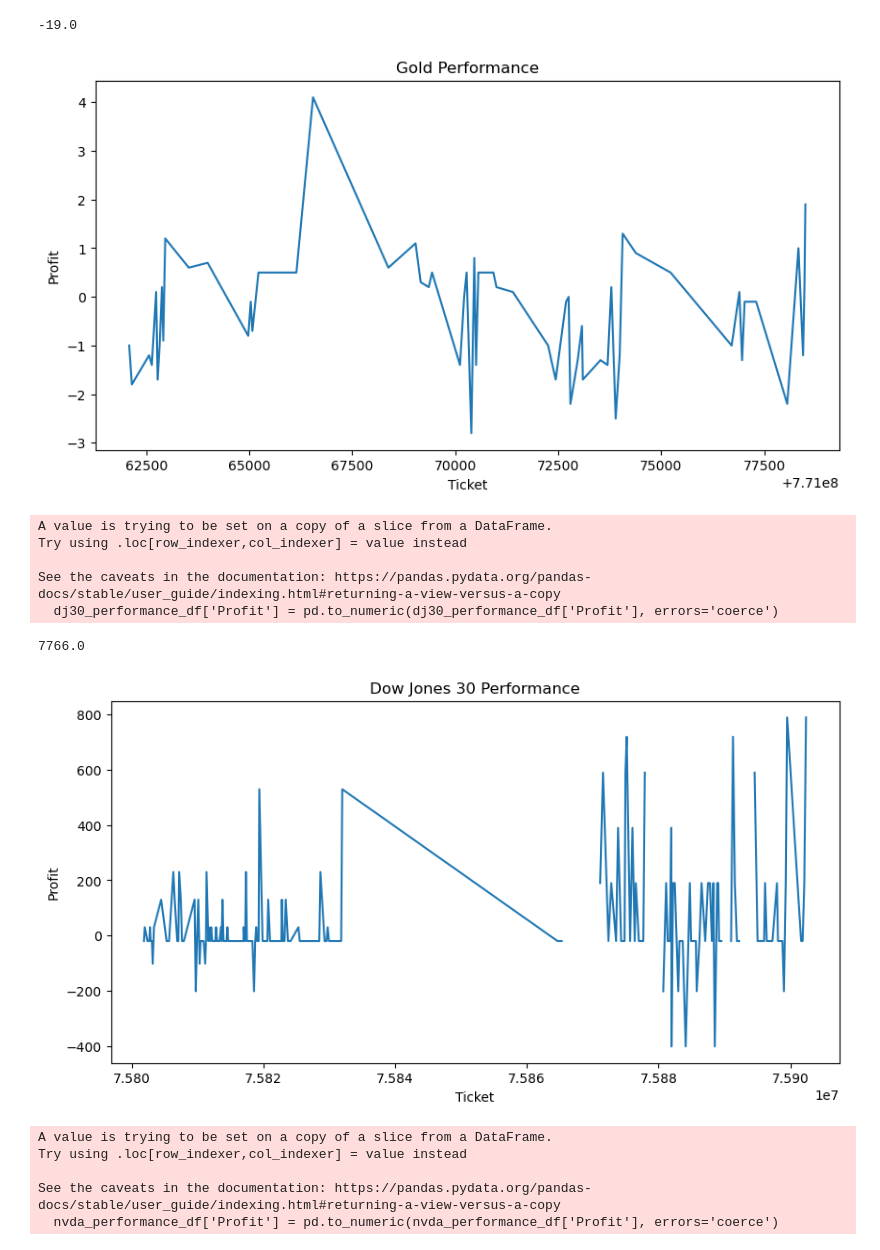
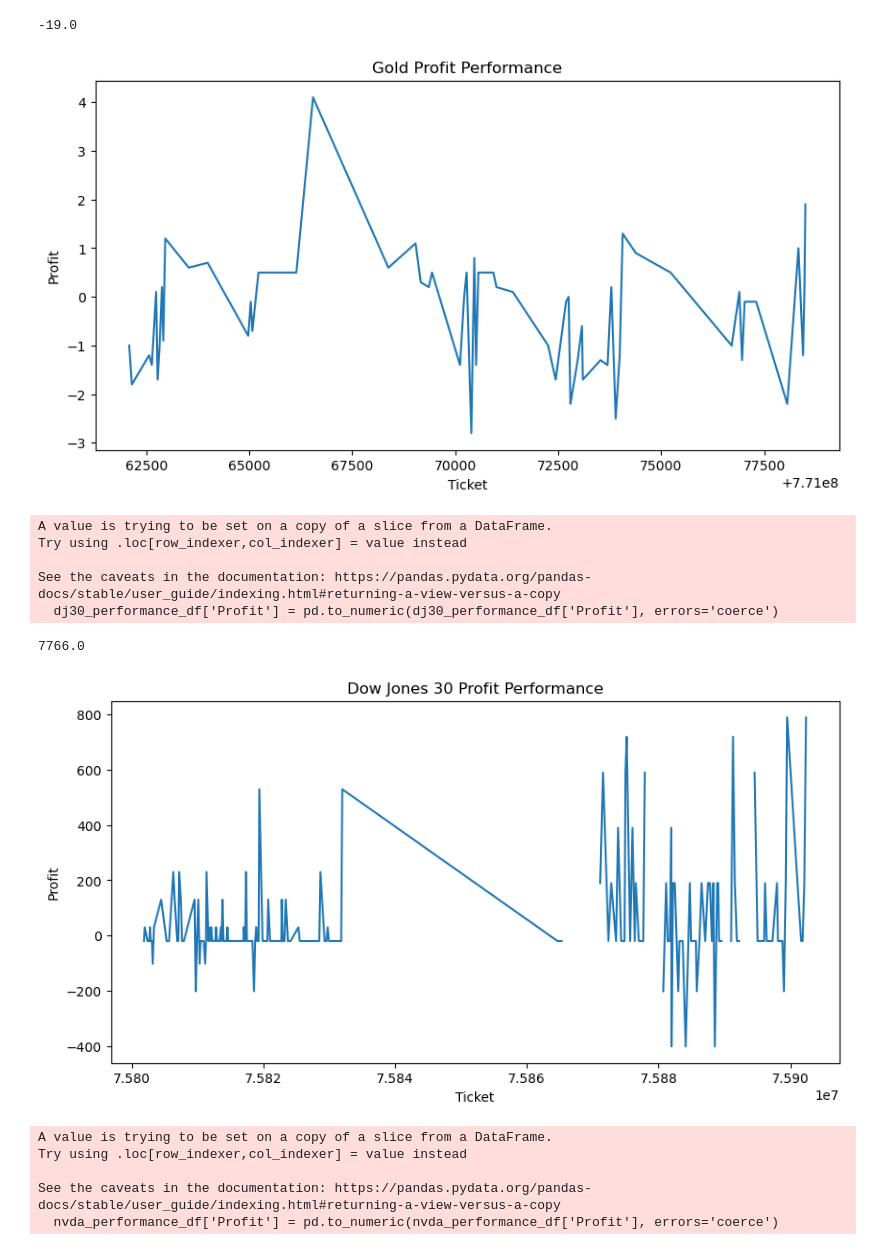
Before and after one commit to QueenofParts/Project2-Room2, a Jupyter notebook: ea_analysis_graphs.ipynb, the cells around one changed output. Drawn from its saved outputs; the diff is of its cells as text; code cells hidden in the pictures.

```diff
--- a/ea_analysis_graphs.ipynb
+++ b/ea_analysis_graphs.ipynb
@@ -178,14 +178,14 @@ See the caveats in the documentation: https://pandas.pydata.org/pandas-docs/stab
 # %%
 # Plot performance metrics for gold
 import matplotlib.pyplot as plt
 plt.figure(figsize=(10, 5))
 plt.plot(xauusd_performance_df['Ticket'], xauusd_performance_df['Profit'])
-plt.title('Gold Performance')
+plt.title('Gold Profit Performance')
 plt.xlabel('Ticket')
 plt.ylabel('Profit')
 plt.show()
 # %% [output]
-[figure, old version]
+[figure, new version]
 # %%
 dj30_performance_df['Profit'] = pd.to_numeric(dj30_performance_df['Profit'], errors='coerce')
 dj30_profit = dj30_performance_df['Profit'].sum()
@@ -202,12 +202,12 @@ See the caveats in the documentation: https://pandas.pydata.org/pandas-docs/stab
 import matplotlib.pyplot as plt
 plt.figure(figsize=(10, 5))
 plt.plot(dj30_performance_df['Ticket'], dj30_performance_df['Profit'])
-plt.title('Dow Jones 30 Performance')
+plt.title('Dow Jones 30 Profit Performance')
 plt.xlabel('Ticket')
 plt.ylabel('Profit')
 plt.show()
 # %% [output]
-[figure, old version]
+[figure, new version]
 # %%
 nvda_performance_df['Profit'] = pd.to_numeric(nvda_performance_df['Profit'], errors='coerce')
 nvda_profit = nvda_performance_df['Profit'].sum()
```
Also changed, not shown: parts of 5 cells of this notebook.
